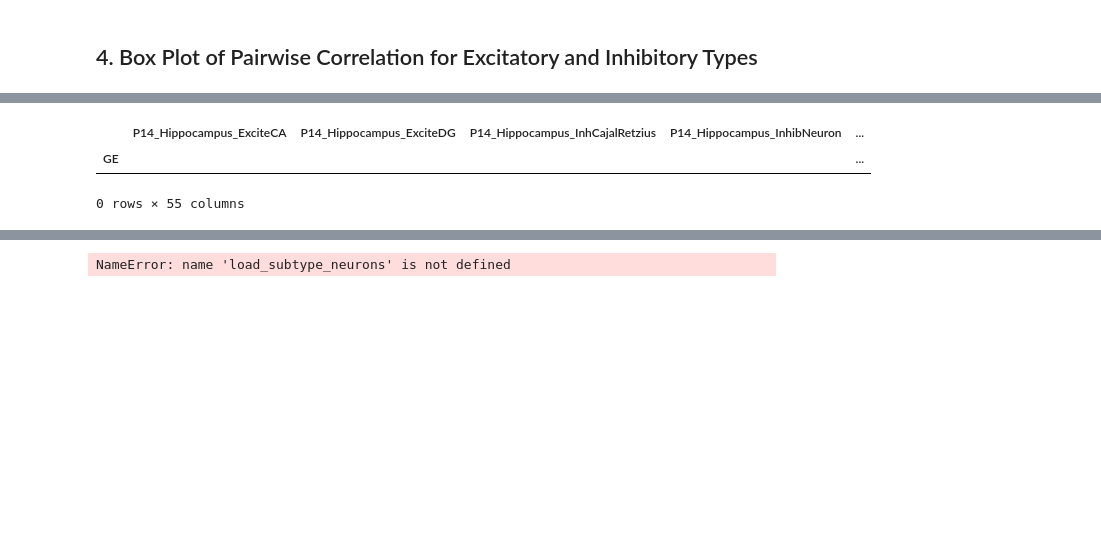
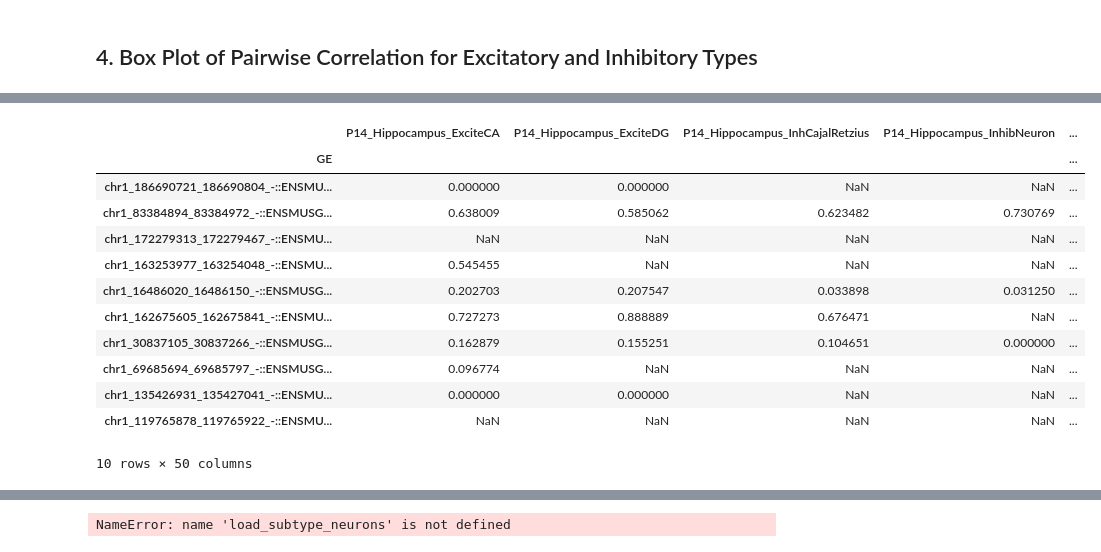
Before and after one commit to aimeenhile/fall25-csc-bioinf, a Jupyter notebook: final-project/src/exon_inclusion/analysis.ipynb, the cells around one changed output, grey strips where cells are left out. Drawn from its saved outputs; the diff is of its cells as text; code cells hidden in the pictures; blank space fills up the shorter version.

```diff
--- a/final-project/src/exon_inclusion/analysis.ipynb
+++ b/final-project/src/exon_inclusion/analysis.ipynb
@@ -295,9 +296,19 @@ subtype_alt.shape
 # %%
-subtype_alt.head(20)
+subtype_alt.head(10)
 # %% [output]
 |  | P14_Hippocampus_ExciteCA | P14_Hippocampus_ExciteDG | P14_Hippocampus_InhCajalRetzius | P14_Hippocampus_InhibNeuron | ... |
 | GE |  |  |  |  | ... |
+| chr1_186690721_186690804_-::ENSMU... | 0.000000 | 0.000000 | NaN | NaN | ... |
+| chr1_83384894_83384972_-::ENSMUSG... | 0.638009 | 0.585062 | 0.623482 | 0.730769 | ... |
+| chr1_172279313_172279467_-::ENSMU... | NaN | NaN | NaN | NaN | ... |
+| chr1_163253977_163254048_-::ENSMU... | 0.545455 | NaN | NaN | NaN | ... |
+| chr1_16486020_16486150_-::ENSMUSG... | 0.202703 | 0.207547 | 0.033898 | 0.031250 | ... |
+| chr1_162675605_162675841_-::ENSMU... | 0.727273 | 0.888889 | 0.676471 | NaN | ... |
+| chr1_30837105_30837266_-::ENSMUSG... | 0.162879 | 0.155251 | 0.104651 | 0.000000 | ... |
+| chr1_69685694_69685797_-::ENSMUSG... | 0.096774 | NaN | NaN | NaN | ... |
+| chr1_135426931_135427041_-::ENSMU... | 0.000000 | 0.000000 | NaN | NaN | ... |
+| chr1_119765878_119765922_-::ENSMU... | NaN | NaN | NaN | NaN | ... |
-0 rows × 55 columns
+10 rows × 50 columns
 # %%
 subtype_alt = preprocess_subtype(subtype_alt)
 CN_subtype = compute_spearman_corr(subtype_alt)
```
Also changed, not shown: parts of 3 cells of this notebook, 1 other file.
